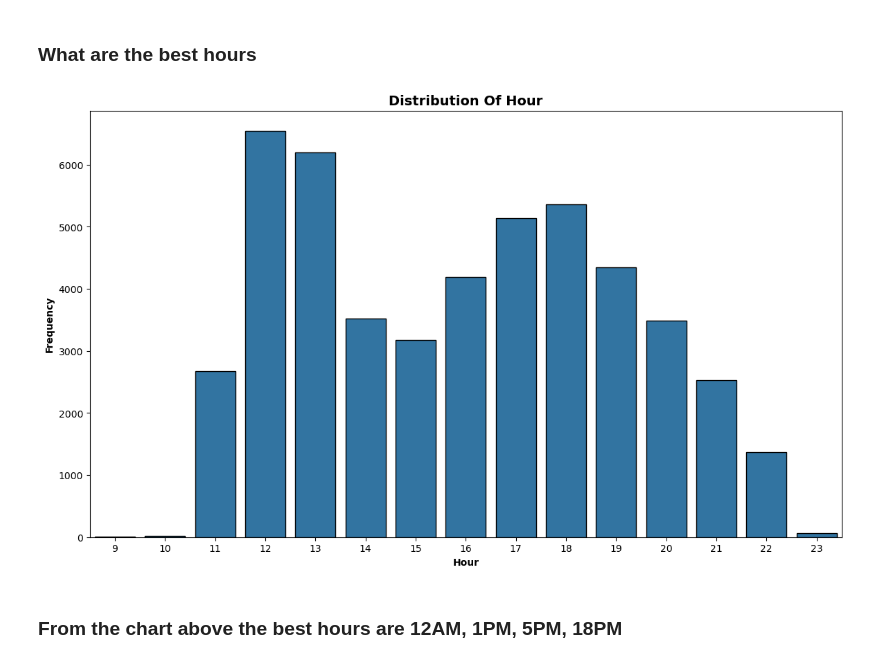
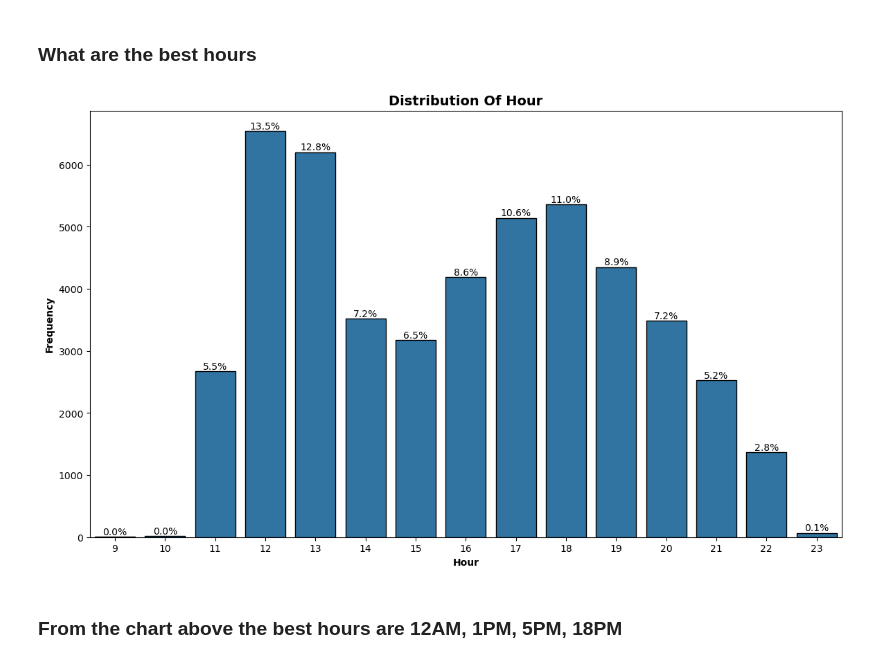
Before and after one commit to kelvinokumu/pizza_sales, a Jupyter notebook: Explanatory.ipynb, the cells around one changed output. Cells and saved outputs as stored; diff of their text form; code cells hidden in the pictures.

```diff
--- a/Explanatory.ipynb
+++ b/Explanatory.ipynb
@@ -247,9 +250,11 @@ CountPlots(data, 'category');
 ## Question
 # %% [markdown]
 ### What are the best hours
-# %%
-CountPlots(data, 'hour')
-# %% [output]
-[figure, removed]
+# %%
+# Example usage
+CountPlotsWithValues(data, 'hour', value_type='percentage')
+plt.show()
+# %% [output]
+[figure, added]
 # %% [markdown]
 ### From the chart above the best hours are 12AM, 1PM, 5PM, 18PM
```
Also changed, not shown: parts of 19 cells of this notebook, 1 other file.
